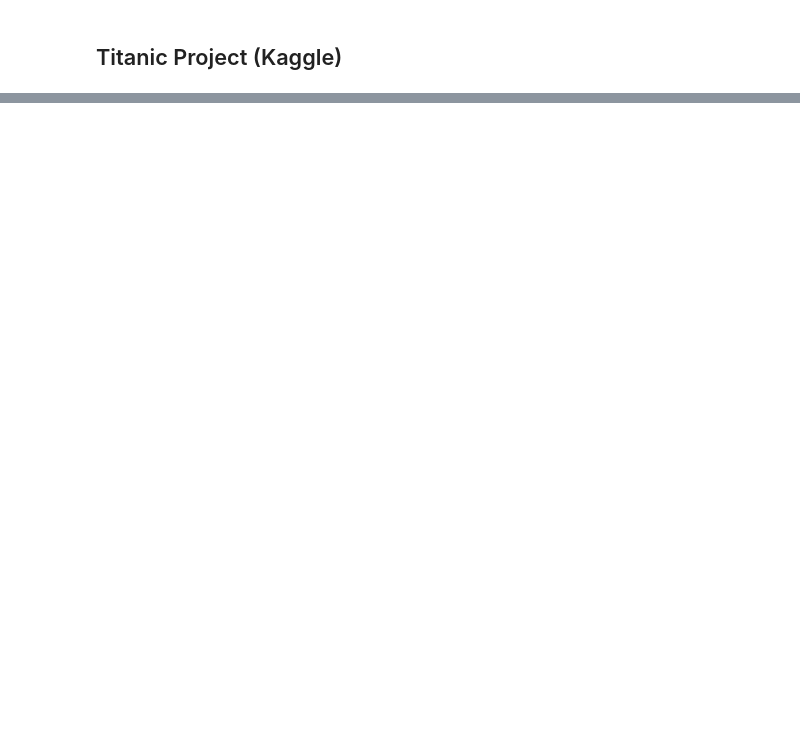
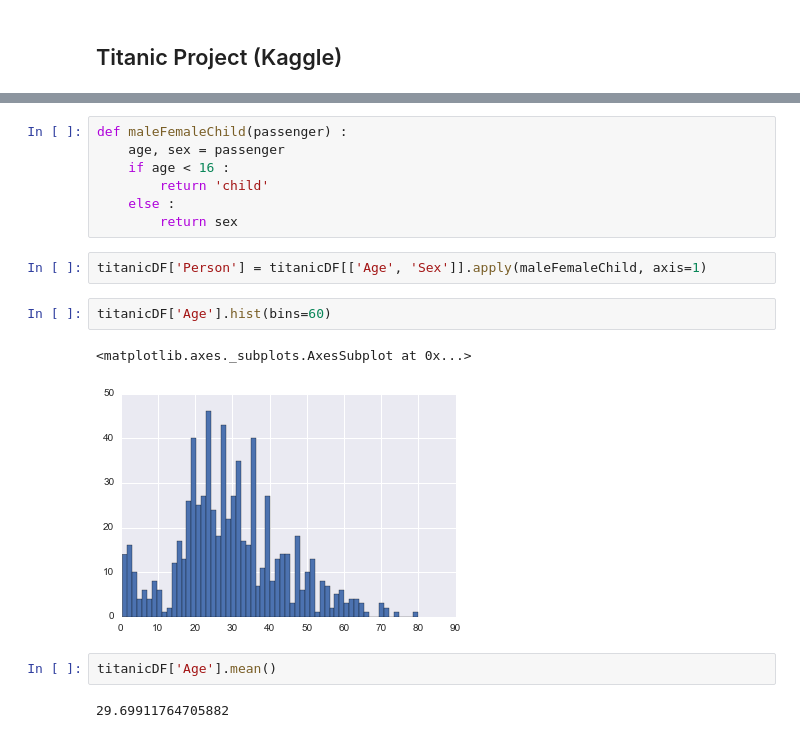
Before and after one commit to RyanSCodes/Titanic-Project, a Jupyter notebook: Titanic-Project.ipynb, the cells around one changed output, grey strips where cells are left out. Drawn from its saved outputs; the diff is of its cells as text; blank space fills up the shorter version.

```diff
--- a/Titanic-Project.ipynb
+++ b/Titanic-Project.ipynb
@@ -28,0 +31,18 @@ titanicDF.head()
+# %%
+def maleFemaleChild(passenger) :
+    age, sex = passenger
+    if age < 16 :
+        return 'child'
+    else :
+        return sex
+# %%
+titanicDF['Person'] = titanicDF[['Age', 'Sex']].apply(maleFemaleChild, axis=1)
+# %%
+titanicDF['Age'].hist(bins=60)
+# %% [output]
+<matplotlib.axes._subplots.AxesSubplot at 0x...>
+[figure, added]
+# %%
+titanicDF['Age'].mean()
+# %% [output]
+29.69911764705882
```
Also changed, not shown: parts of 28 cells of this notebook.
